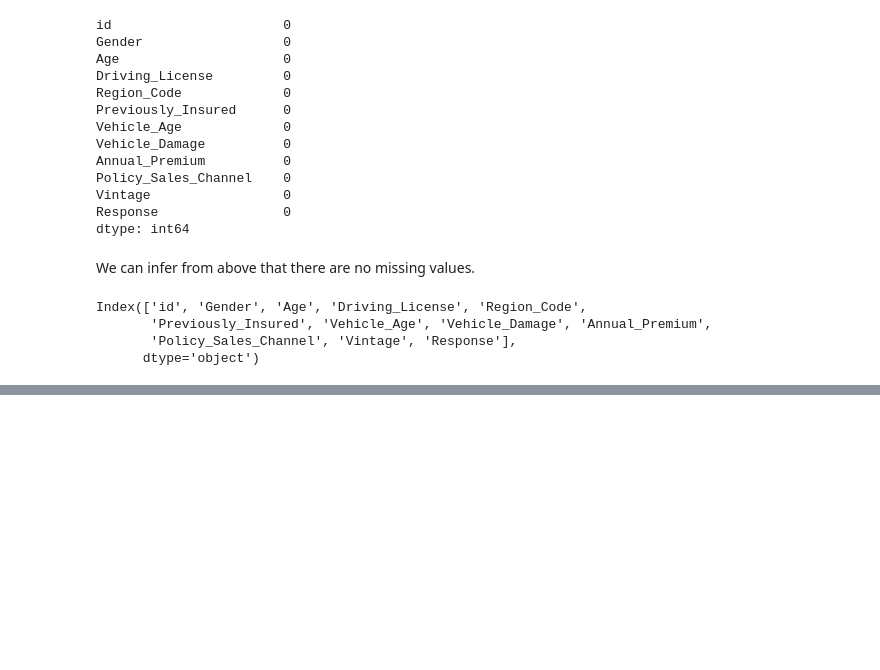
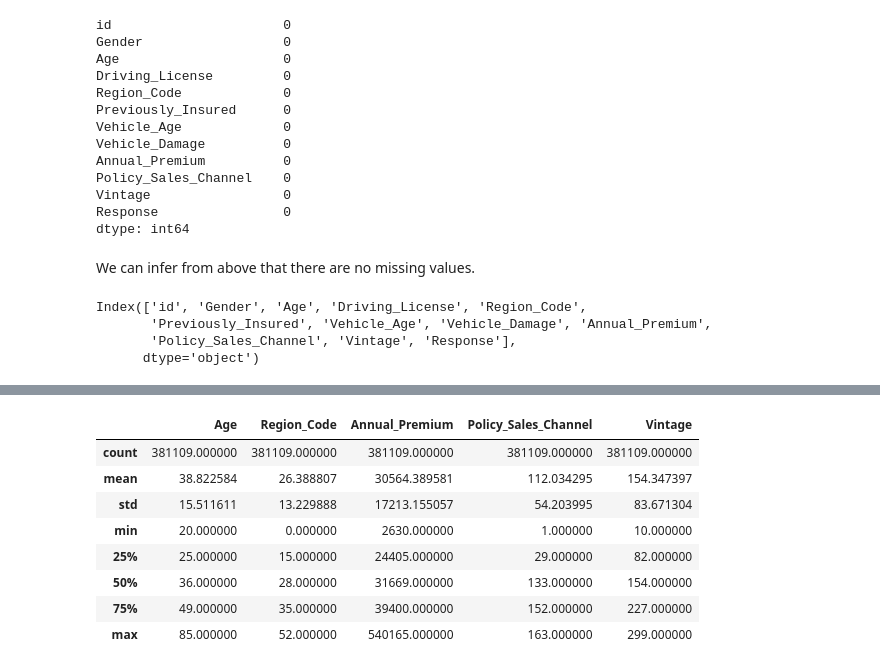
Before and after one commit to kaushik-holla/Health_Insurence_Crosssell_Prediciton, a Jupyter notebook: EDA and Prediction.ipynb, the cells around one changed output, grey strips where cells are left out. Drawn from its saved outputs; the diff is of its cells as text; code cells hidden in the pictures; blank space fills up the shorter version.

```diff
--- a/EDA and Prediction.ipynb
+++ b/EDA and Prediction.ipynb
@@ -79,4 +98,16 @@ Index(['id', 'Gender', 'Age', 'Driving_License', 'Region_Code',
 # %%
 ## Segregating columns
-numerical_columns = []
-categorical_columns = []
+numerical_columns = ["Age","Region_Code", "Annual_Premium", "Policy_Sales_Channel", "Vintage"]
+categorical_columns = ["Gender","Driving_License", 'Previously_Insured', 'Vehicle_Age', 'Vehicle_Damage']
+# %%
+train_df[numerical_columns].describe()
+# %% [output]
+|  | Age | Region_Code | Annual_Premium | Policy_Sales_Channel | Vintage |
+| count | 381109.000000 | 381109.000000 | 381109.000000 | 381109.000000 | 381109.000000 |
+| mean | 38.822584 | 26.388807 | 30564.389581 | 112.034295 | 154.347397 |
+| std | 15.511611 | 13.229888 | 17213.155057 | 54.203995 | 83.671304 |
+| min | 20.000000 | 0.000000 | 2630.000000 | 1.000000 | 10.000000 |
+| 25% | 25.000000 | 15.000000 | 24405.000000 | 29.000000 | 82.000000 |
+| 50% | 36.000000 | 28.000000 | 31669.000000 | 133.000000 | 154.000000 |
+| 75% | 49.000000 | 35.000000 | 39400.000000 | 152.000000 | 227.000000 |
+| max | 85.000000 | 52.000000 | 540165.000000 | 163.000000 | 299.000000 |
```
Also changed, not shown: parts of 7 cells of this notebook.
